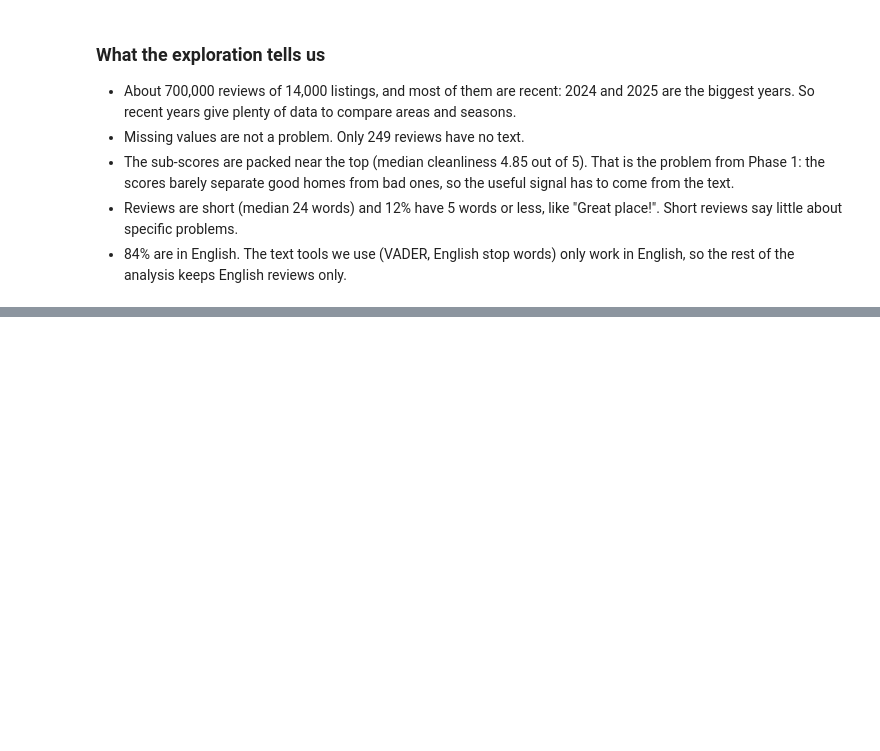
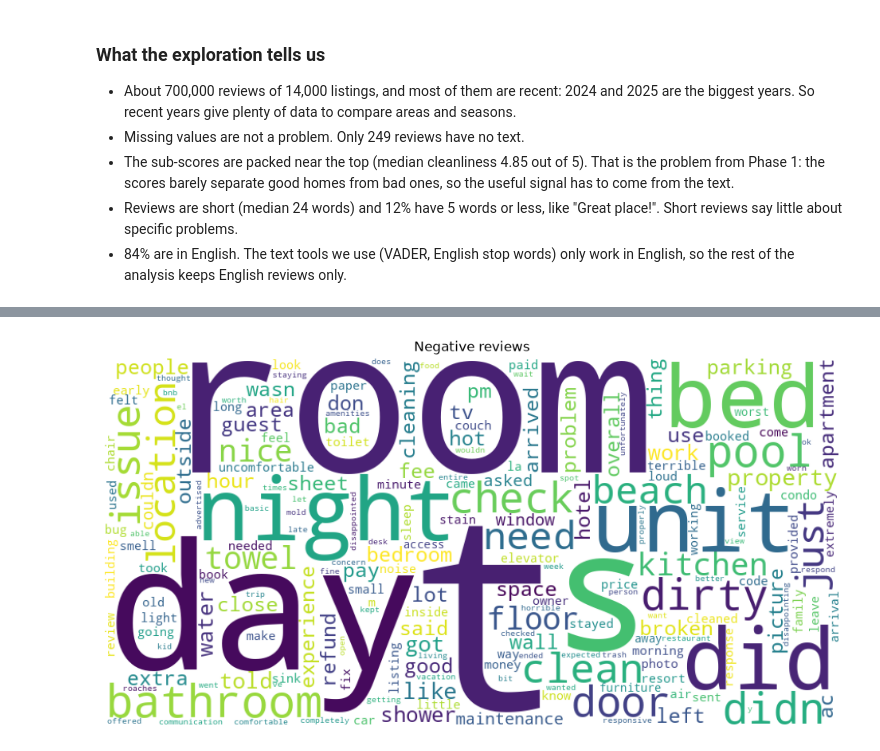
Before and after one commit to gui-buissa/str-guest-feedback-nlp, a Jupyter notebook: notebooks/phase2_exploration.ipynb, the cells around one changed output, grey strips where cells are left out. Drawn from its saved outputs; the diff is of its cells as text; code cells hidden in the pictures; blank space fills up the shorter version.

```diff
--- a/notebooks/phase2_exploration.ipynb
+++ b/notebooks/phase2_exploration.ipynb
@@ -155,0 +241,10 @@ for text in mock.comments.head(5):
+# %%
+cloud = WordCloud(width=900, height=450, background_color="white", stopwords=set(STOP_WORDS),
+                  collocations=False, random_state=42).generate(" ".join(negative.clean))
+plt.figure(figsize=(12, 6))
+plt.imshow(cloud)
+plt.axis("off")
+plt.title("Negative reviews")
+plt.show()
+# %% [output]
+[figure, added]
```
Also changed, not shown: parts of 16 cells of this notebook.
